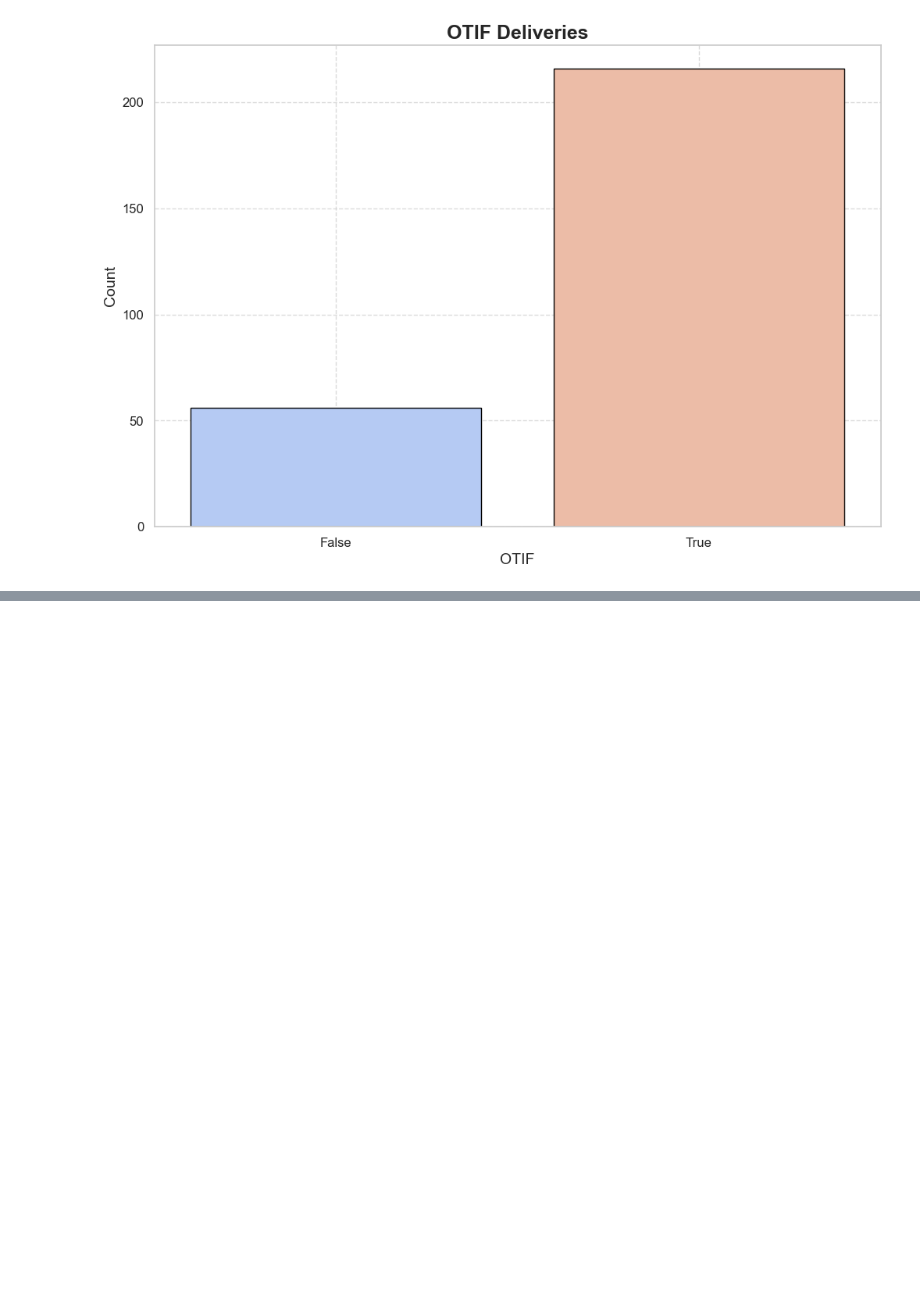
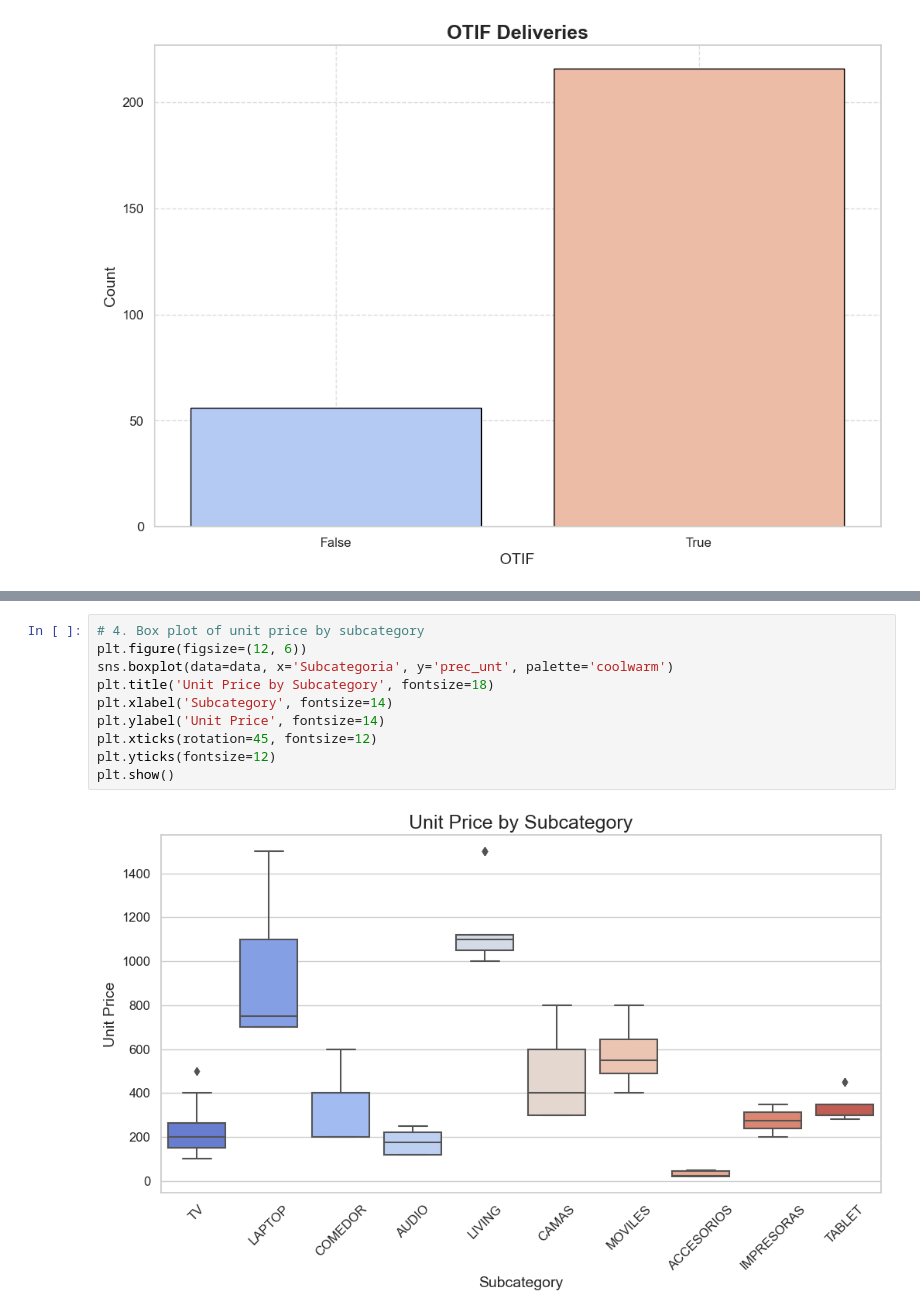
Before and after one commit to Jotis86/Supply-Chain-Project, a Jupyter notebook: notebook/data_visualization.ipynb, the cells around one changed output, grey strips where cells are left out. Drawn from its saved outputs; the diff is of its cells as text; blank space fills up the shorter version.

```diff
--- a/notebook/data_visualization.ipynb
+++ b/notebook/data_visualization.ipynb
@@ -370,0 +396,12 @@ plt.show()
+# %%
+# 4. Box plot of unit price by subcategory
+plt.figure(figsize=(12, 6))
+sns.boxplot(data=data, x='Subcategoria', y='prec_unt', palette='coolwarm')
+plt.title('Unit Price by Subcategory', fontsize=18)
+plt.xlabel('Subcategory', fontsize=14)
+plt.ylabel('Unit Price', fontsize=14)
+plt.xticks(rotation=45, fontsize=12)
+plt.yticks(fontsize=12)
+plt.show()
+# %% [output]
+[figure, added]
```
Also changed, not shown: parts of 9 cells of this notebook, 2 other files.
